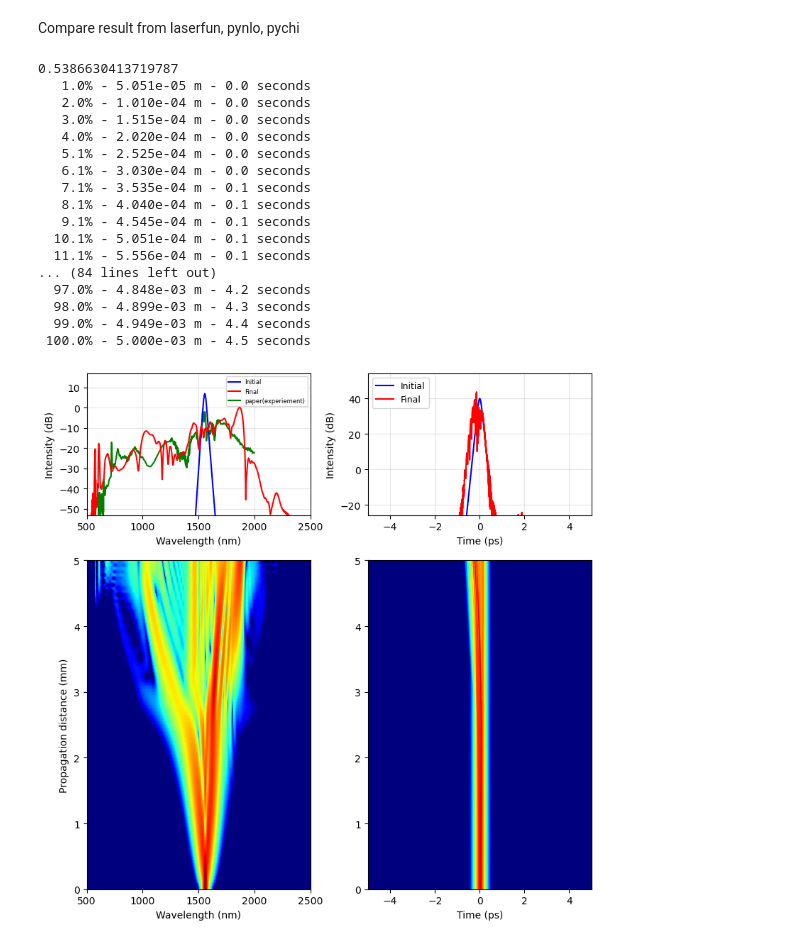
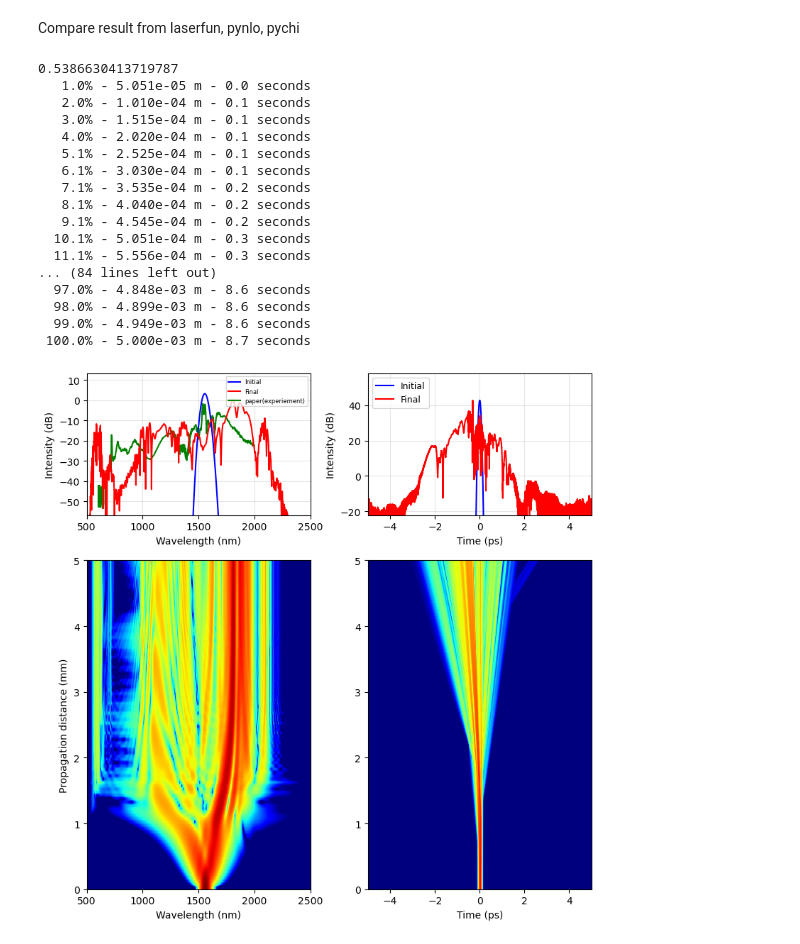
Before and after one commit to elizaleung830/SC-generation-stimulation, a Jupyter notebook: SCG_Stimulation/Benchmark/laserfun/Ewelina 2021/code/Figure2b.ipynb, the cells around one changed output. Cells and saved outputs as stored; diff of their text form; code cells hidden in the pictures.

```diff
--- a/SCG_Stimulation/Benchmark/laserfun/Ewelina 2021/code/Figure2b.ipynb
+++ b/SCG_Stimulation/Benchmark/laserfun/Ewelina 2021/code/Figure2b.ipynb
@@ -10,15 +10,15 @@ from scipy.interpolate import UnivariateSpline
 from scipy.constants import speed_of_light as c
 
 # pulse parameters
-FWHM = 125 * 1e-3  # pulse duration (ps)
+FWHM = 125 * 1e-3# pulse duration (ps)
 pulseWL = 1555  # pulse central wavelength (nm)
 length = 5 * 1e-3
 
-power =140e-3  # W
+epp =1400e-12  # W
 GDD = False  # Group delay dispersion (ps^2)
 TOD = False  # Third order dispersion (ps^3)
 FOD = False  # Fourth order dispersion
-rep_rate = 100 * 1e6  # rep rate in hz
+
 
 # simulation parameters
 Window = 10  # simulation window (ps)
@@ -31,7 +31,7 @@ Steep = True  # Enable self steepening?
 
 # ----------- Build Waveguide -----------
 n2 = 1e-19  # m^2/W n2 is the nonlinear refractive index at the center
-Alpha = 0.5  # loss (dB/cm)
+Alpha = 0  # loss (dB/cm)
 
 data = np.load(f"data_h_{0.2}_w_{1.3}_no.npz")
 wls = data['wls']
@@ -53,49 +53,49 @@ def gamma_function(wl):  # provide the nonlinearity at the pump to the NLSE
 gamma = gamma_function(pulseWL)
 print(gamma)
 # create the pulse:
-p = lf.Pulse(pulse_type='sech', fwhm_ps=FWHM, center_wavelength_nm=pulseWL,
+p = lf.Pulse(pulse_type='gaussian', fwhm_ps=FWHM, center_wavelength_nm=pulseWL,
              time_window_ps=Window, GDD=GDD, TOD=TOD, FOD=FOD,
-             npts=Points, power=power, power_is_avg=True, frep_MHz=100)
+             npts=Points, epp=epp, power_is_avg=False, frep_MHz=100)
 p.add_noise()
 # create the waveguide
 f = lf.Fiber(length, center_wl_nm=pulseWL, dispersion_format='GVD',
              gamma_W_m=gamma, loss_dB_per_m=Alpha * 100)
 
 f.set_dispersion_function(disp_function, dispersion_format='n')
 
 # propagate the pulse using the NLSE
 results = lf.NLSE(p, f, raman=Raman, shock=Steep, nsaves=Steps, rtol=rtol,
                   atol=atol, print_status=True)
 
 fig, axes = results.plot(wavelength=True, show=False, tlim=(-5, 5), flim=(500, 2500), units="dB", cparam=[50, 60])
 #------------- Plot reference -----------
 ref = pd.read_csv(
     "../reference_data/Figure2b.csv", dtype=np.float64
 )
 ref_x, ref_y = np.split(ref.values, 2, axis=1)
 
 axes[0][0].plot(ref_x, ref_y - 50, c="green", label="paper(experiement)", zorder=0)
 axes[0][0].legend(loc="upper right", prop={'size': 6}, fontsize=8)
 
 plt.set_cmap('jet')
 plt.show()
 # %% [output]
 0.5386630413719787
    1.0% - 5.051e-05 m - 0.0 seconds
-   2.0% - 1.010e-04 m - 0.0 seconds
-   3.0% - 1.515e-04 m - 0.0 seconds
-   4.0% - 2.020e-04 m - 0.0 seconds
-   5.1% - 2.525e-04 m - 0.0 seconds
-   6.1% - 3.030e-04 m - 0.0 seconds
-   7.1% - 3.535e-04 m - 0.1 seconds
-   8.1% - 4.040e-04 m - 0.1 seconds
-   9.1% - 4.545e-04 m - 0.1 seconds
-  10.1% - 5.051e-04 m - 0.1 seconds
-  11.1% - 5.556e-04 m - 0.1 seconds
+   2.0% - 1.010e-04 m - 0.1 seconds
+   3.0% - 1.515e-04 m - 0.1 seconds
+   4.0% - 2.020e-04 m - 0.1 seconds
+   5.1% - 2.525e-04 m - 0.1 seconds
+   6.1% - 3.030e-04 m - 0.1 seconds
+   7.1% - 3.535e-04 m - 0.2 seconds
+   8.1% - 4.040e-04 m - 0.2 seconds
+   9.1% - 4.545e-04 m - 0.2 seconds
+  10.1% - 5.051e-04 m - 0.3 seconds
+  11.1% - 5.556e-04 m - 0.3 seconds
 ... (84 lines left out)
-  97.0% - 4.848e-03 m - 4.2 seconds
-  98.0% - 4.899e-03 m - 4.3 seconds
-  99.0% - 4.949e-03 m - 4.4 seconds
- 100.0% - 5.000e-03 m - 4.5 seconds
+  97.0% - 4.848e-03 m - 8.6 seconds
+  98.0% - 4.899e-03 m - 8.6 seconds
+  99.0% - 4.949e-03 m - 8.6 seconds
+ 100.0% - 5.000e-03 m - 8.7 seconds
-[figure, old version]
+[figure, new version]
 # %%
```
Also changed, not shown: parts of 2 cells of this notebook, 26 other files.
